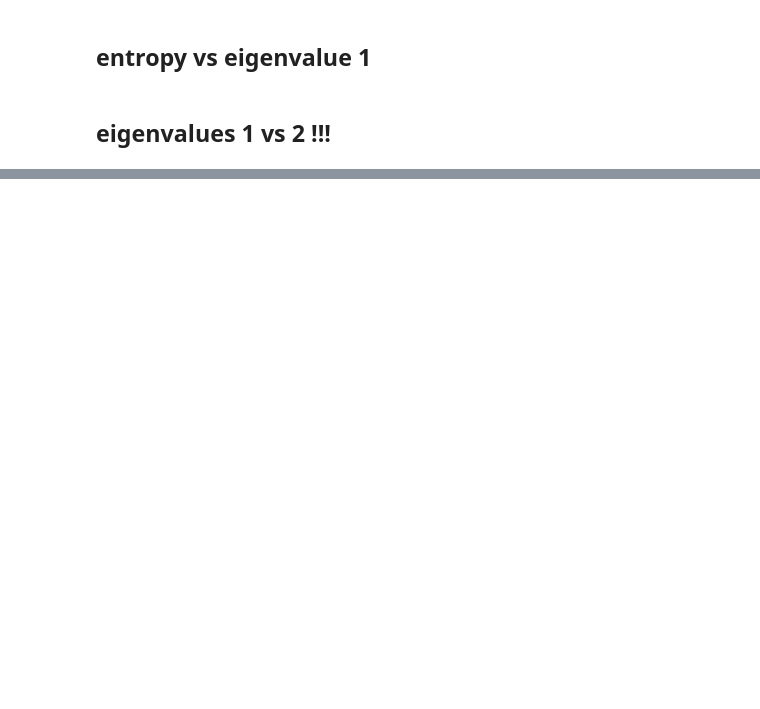
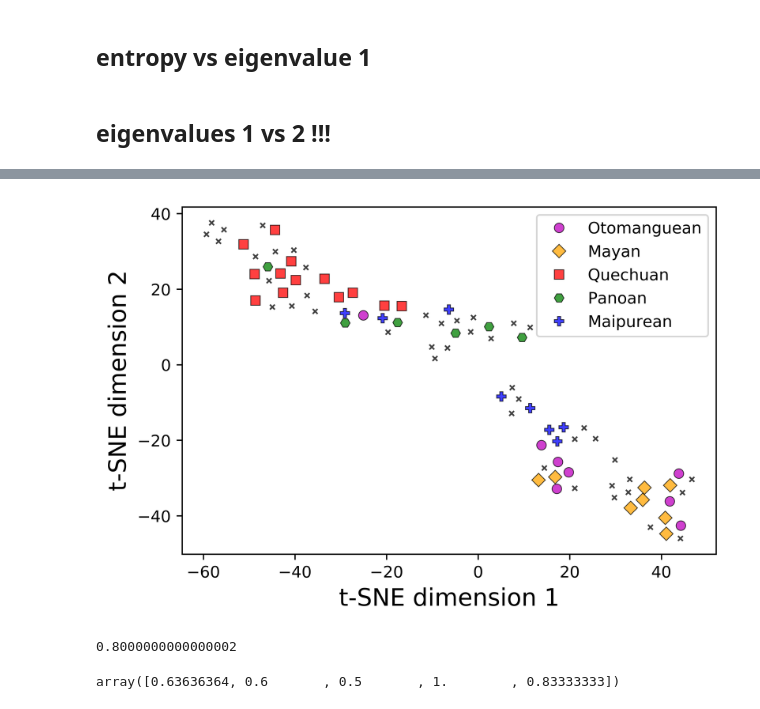
Before and after one commit to javiervz/indigenous-americas, a Jupyter notebook: laplacian.ipynb, the cells around one changed output, grey strips where cells are left out. Drawn from its saved outputs; the diff is of its cells as text; code cells hidden in the pictures; blank space fills up the shorter version.

```diff
--- a/laplacian.ipynb
+++ b/laplacian.ipynb
@@ -636,0 +666,40 @@ array([2.356813  , 3.00743814, 0.00905721])
+# %%
+X=[]
+for language in L.keys():
+    X+=[[x[0] for x in L[language]]]
+# %%
+X = TSNE(n_components=2,perplexity=13,init='pca',n_iter=1000,random_state=0).fit_transform(X)
+# %%
+x=list(zip(*list(X)))[0]
+y=list(zip(*list(X)))[1]
+# %%
+cmap = plt.get_cmap('RdBu')
+
+fig, ax = plt.subplots(dpi=800)
+
+for i in range(len(x)):
+
+    language=list(vectors.keys())[i]
+
+    if families_languages[language] not in ['quechuan','mayan','otomanguean','panoan','maipurean']:#,'jivaroan','algic','zaparoan']:
+
+        ax.plot(x[i],y[i],marker='x',color='k',markersize=3,markeredgecolor='k',markeredgewidth=1,alpha=0.75,fillstyle='full',clip_on=True)
+
+ax.plot([x[i] for i in [list(vectors.keys()).index(language) for language in vectors.keys() if families_languages[language]=='otomanguean']],[y[i] for i in [list(vectors.keys()).index(language) for language in vectors.keys() if families_languages[language]=='otomanguean']],'o',color='m',markersize=6,markeredgewidth=0.5,markeredgecolor='k',alpha=0.75,fillstyle='full',clip_on=True,label='Otomanguean')
+ax.plot([x[i] for i in [list(vectors.keys()).index(language) for language in vectors.keys() if families_languages[language]=='mayan']],[y[i] for i in [list(vectors.keys()).index(language) for language in vectors.keys() if families_languages[language]=='mayan']],'D',color='orange',markersize=6,markeredgewidth=0.5,markeredgecolor='k',alpha=0.75,fillstyle='full',clip_on=True,label='Mayan')
+ax.plot([x[i] for i in [list(vectors.keys()).index(language) for language in vectors.keys() if families_languages[language]=='quechuan']],[y[i] for i in [list(vectors.keys()).index(language) for language in vectors.keys() if families_languages[language]=='quechuan']],'s',color='r',markersize=6,markeredgewidth=0.5,markeredgecolor='k',alpha=0.75,fillstyle='full',clip_on=True,label='Quechuan')
+ax.plot([x[i] for i in [list(vectors.keys()).index(language) for language in vectors.keys() if families_languages[language]=='panoan']],[y[i] for i in [list(vectors.keys()).index(language) for language in vectors.keys() if families_languages[language]=='panoan']],'H',color='green',markersize=6,markeredgewidth=0.5,markeredgecolor='k',alpha=0.75,fillstyle='full',clip_on=True,label='Panoan')
+ax.plot([x[i] for i in [list(vectors.keys()).index(language) for language in vectors.keys() if families_languages[language]=='maipurean']],[y[i] for i in [list(vectors.keys()).index(language) for language in vectors.keys() if families_languages[language]=='maipurean']],'P',color='b',markersize=6,markeredgewidth=0.5,markeredgecolor='k',alpha=0.75,fillstyle='full',clip_on=True,label='Maipurean')
+#ax.plot([x[i] for i in [list(vectors.keys()).index(language) for language in vectors.keys() if families_languages[language]=='jivaroan']],[y[i] for i in [list(vectors.keys()).index(language) for language in vectors.keys() if families_languages[language]=='jivaroan']],'X',color='yellow',markersize=6,markeredgewidth=0.5,markeredgecolor='k',alpha=0.75,fillstyle='full',clip_on=True,label='Jivaroan')
+#ax.plot([x[i] for i in [list(vectors.keys()).index(language) for language in vectors.keys() if families_languages[language]=='algic']],[y[i] for i in [list(vectors.keys()).index(language) for language in vectors.keys() if families_languages[language]=='algic']],'*',color='cyan',markersize=6,markeredgewidth=0.5,markeredgecolor='k',alpha=0.75,fillstyle='full',clip_on=True,label='Algic')
+#ax.plot([x[i] for i in [list(vectors.keys()).index(language) for language in vectors.keys() if families_languages[language]=='zaparoan']],[y[i] for i in [list(vectors.keys()).index(language) for language in vectors.keys() if families_languages[language]=='zaparoan']],'v',color='lime',markersize=6,markeredgewidth=0.5,markeredgecolor='k',alpha=0.75,fillstyle='full',clip_on=True,label='Zaparoan')
+
+plt.grid(False)
+plt.legend(loc='best')
+plt.ylabel(r't-SNE dimension 2',fontsize=15)
+plt.xlabel(r't-SNE dimension 1',fontsize=15)
+plt.rcParams.update({'font.size': 10})
+plt.savefig('TSNE_spectrum.jpg', format='jpg', transparent=True, bbox_inches='tight',dpi=800)
+plt.show()
+# %% [output]
+[figure, added]
@@ -636,0 +757,4 @@ array([2.356813  , 3.00743814, 0.00905721])
+# %%
+acc
+# %% [output]
+0.8000000000000002
@@ -636,0 +764,4 @@ array([2.356813  , 3.00743814, 0.00905721])
+# %%
+scores
+# %% [output]
+array([0.63636364, 0.6       , 0.5       , 1.        , 0.83333333])
```
Also changed, not shown: parts of 17 cells of this notebook, 4 other files.
